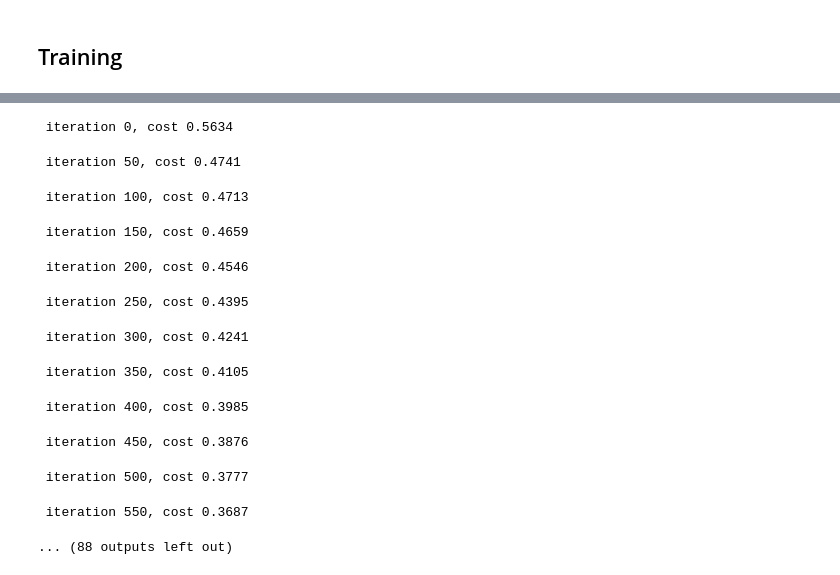
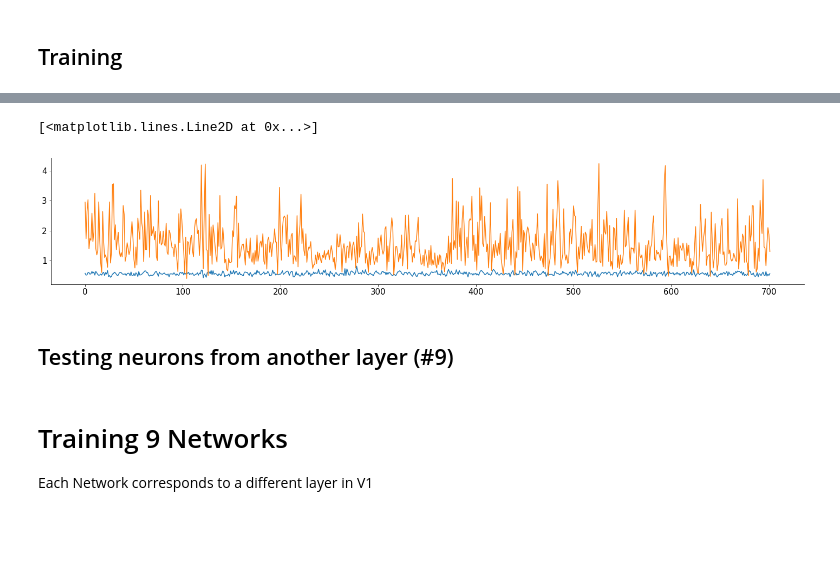
Before and after one commit to sazio/NMAs, a Jupyter notebook: src/Data_Loader.ipynb, the cells around one changed output, grey strips where cells are left out. Cells and saved outputs as stored; diff of their text form; code cells hidden in the pictures; blank space fills up the shorter version.

```diff
--- a/src/Data_Loader.ipynb
+++ b/src/Data_Loader.ipynb
@@ -268,0 +390,10 @@ from tqdm import tqdm
+# %%
+test, hidden = net(torch.from_numpy(avgd_normed_dataRNN[n_neurs:2*n_neurs,:]).unsqueeze(2).to(device).float())
+# %%
+plt.plot(test[10,:,0].cpu().detach().numpy())
+plt.plot(avgd_normed_dataRNN[110,:])
+# %% [output]
+[<matplotlib.lines.Line2D at 0x...>]
+[figure, added]
+# %% [markdown]
+## Testing neurons from another layer (#9)
@@ -269,17 +405,20 @@ from tqdm import tqdm
+# %% [markdown]
+# Training 9 Networks
+Each Network corresponds to a different layer in V1
 # %%
 # you can keep re-running this cell if you think the cost might decrease further
 
 cost = nn.MSELoss()
 
-niter = 5000
-#niter = 5000
-#RNN_loss = 0.2173: LSTM_loss = 0.2144 ; GRU_loss = 0.2170
+niter = 10000
+# rnn_loss = 0.2372, lstm_loss = 0.2340, gru_lstm = 0.2370
 for k in tqdm(range(niter)):
+    net.train()
     # the network outputs the single-neuron prediction and the latents
-    z, y = net(x1)
+    z, y = net(x1_train)
 
     # our cost
-    loss = cost(z, x2)
+    loss = cost(z, x2_train)
 
     # train the network as usual
     loss.backward()
@@ -287,18 +426,8 @@ for k in tqdm(range(niter)):
     optimizer1.zero_grad()
 
     if k % 50 == 0:
-        print(f' iteration {k}, cost {loss.item():.4f}')
+        with torch.no_grad():
+            net.eval()
+            valid_loss = cost(net(x1_valid)[0], x2_valid)
+
+            print(f' iteration {k}, train cost {loss.item():.4f}, valid cost {valid_loss.item():.4f}')
-# %% [output]
- iteration 0, cost 0.5634
- iteration 50, cost 0.4741
- iteration 100, cost 0.4713
- iteration 150, cost 0.4659
- iteration 200, cost 0.4546
- iteration 250, cost 0.4395
- iteration 300, cost 0.4241
- iteration 350, cost 0.4105
- iteration 400, cost 0.3985
- iteration 450, cost 0.3876
- iteration 500, cost 0.3777
- iteration 550, cost 0.3687
-... (88 outputs left out)
```
Also changed, not shown: parts of 24 cells of this notebook.
